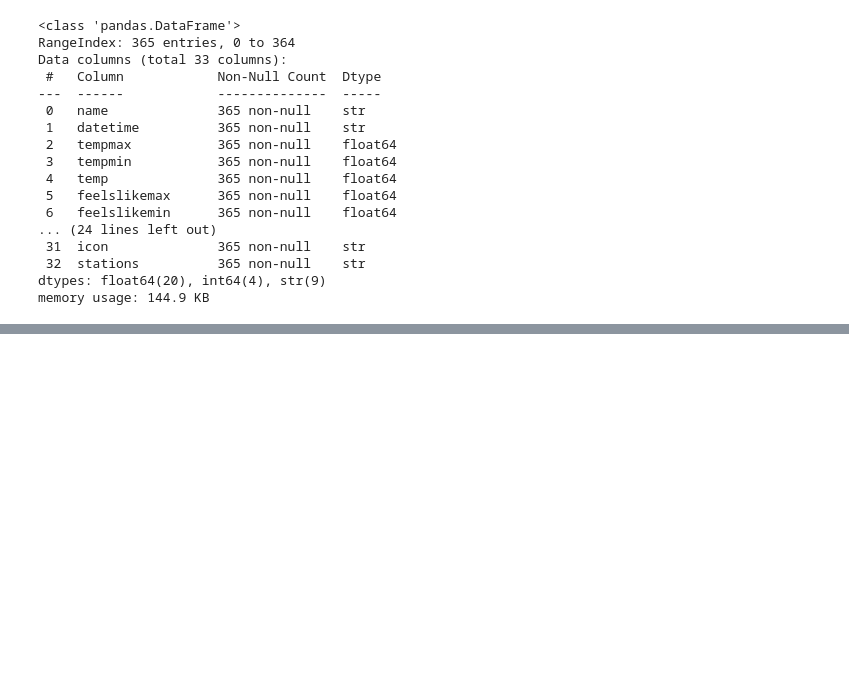
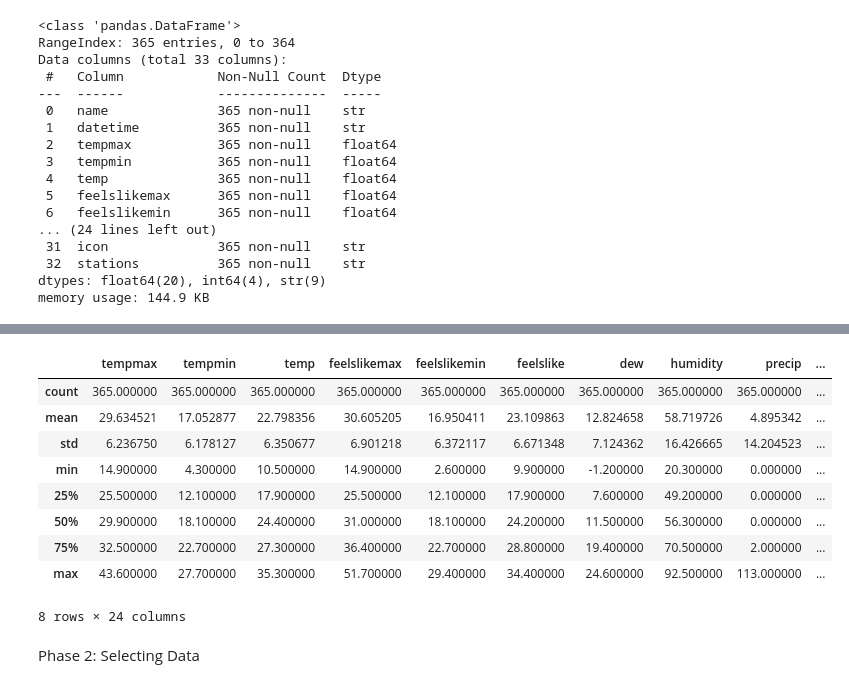
Before and after one commit to AbhayRawat002/dehradun-weather-analysis, a Jupyter notebook: weather_analysis.ipynb, the cells around one changed output, grey strips where cells are left out. Saved outputs shown, nothing was run; the diff lists cells and outputs as text; code cells hidden in the pictures; blank space fills up the shorter version.

Commit message:
Learned dataframe filtering and basic analysis

```diff
--- a/weather_analysis.ipynb
+++ b/weather_analysis.ipynb
@@ -43,0 +90,15 @@ Name: datetime, dtype: str
+# %%
+df.describe()
+# %% [output]
+|  | tempmax | tempmin | temp | feelslikemax | feelslikemin | feelslike | dew | humidity | precip | ... |
+| count | 365.000000 | 365.000000 | 365.000000 | 365.000000 | 365.000000 | 365.000000 | 365.000000 | 365.000000 | 365.000000 | ... |
+| mean | 29.634521 | 17.052877 | 22.798356 | 30.605205 | 16.950411 | 23.109863 | 12.824658 | 58.719726 | 4.895342 | ... |
+| std | 6.236750 | 6.178127 | 6.350677 | 6.901218 | 6.372117 | 6.671348 | 7.124362 | 16.426665 | 14.204523 | ... |
+| min | 14.900000 | 4.300000 | 10.500000 | 14.900000 | 2.600000 | 9.900000 | -1.200000 | 20.300000 | 0.000000 | ... |
+| 25% | 25.500000 | 12.100000 | 17.900000 | 25.500000 | 12.100000 | 17.900000 | 7.600000 | 49.200000 | 0.000000 | ... |
+| 50% | 29.900000 | 18.100000 | 24.400000 | 31.000000 | 18.100000 | 24.200000 | 11.500000 | 56.300000 | 0.000000 | ... |
+| 75% | 32.500000 | 22.700000 | 27.300000 | 36.400000 | 22.700000 | 28.800000 | 19.400000 | 70.500000 | 2.000000 | ... |
+| max | 43.600000 | 27.700000 | 35.300000 | 51.700000 | 29.400000 | 34.400000 | 24.600000 | 92.500000 | 113.000000 | ... |
+8 rows × 24 columns
+# %% [markdown]
+Phase 2: Selecting Data
```
Also changed, not shown: parts of 21 cells of this notebook.
